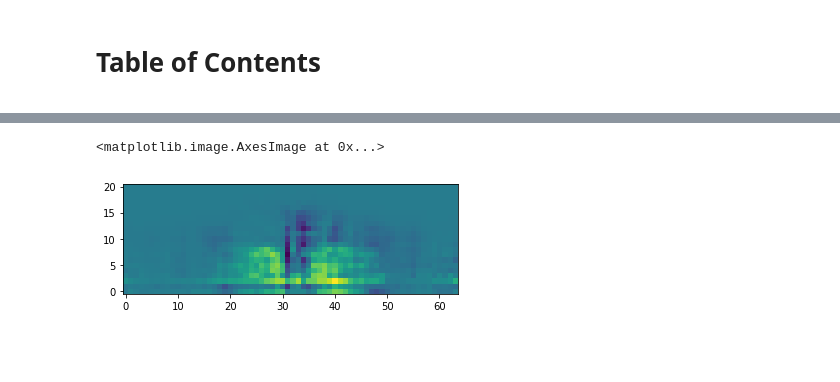
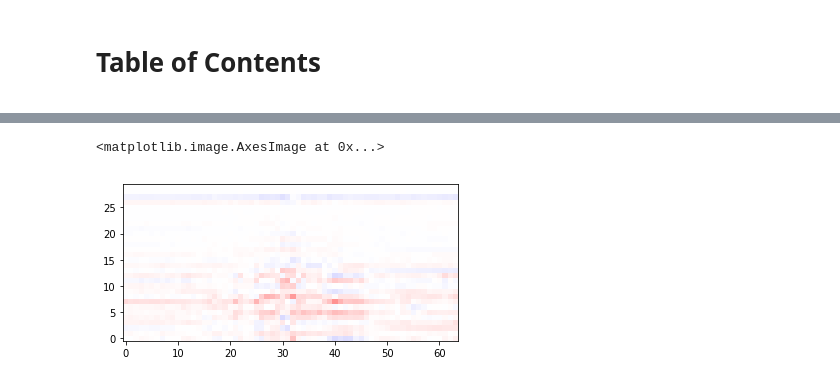
Before and after one commit to gentine/CBRAIN, a Jupyter notebook: load_keras_model.ipynb, the cells around one changed output, grey strips where cells are left out. Drawn from its saved outputs; the diff is of its cells as text; code cells hidden in the pictures; blank space fills up the shorter version.

```diff
--- a/load_keras_model.ipynb
+++ b/load_keras_model.ipynb
@@ -124,2 +204,0 @@ def convert_ds(ds, vars, nlev=30):
-# %%
-inp_arr = convert_ds(aqua, inps, 21)
@@ -128,5 +205,5 @@ outp_arr = convert_ds(aqua, outps, 21)
 # %%
-preds = model.predict(inp_arr, batch_size=64)
+preds = model.predict(inp_arr, batch_size=1024)
 # %%
 preds.shape, outp_arr.shape
 # %% [output]
@@ -134,5 +217,5 @@ preds.shape, outp_arr.shape
 # %%
-def denorm(arr, vars, nlev=30):
+def denorm(arr, vars):
     # Inputs [sample, feature, lev, 1]
     a = np.copy(arr)
     a = a.reshape(48, 64, 128, -1, nlev)  # [time, lat, lon, feature, lev]
@@ -144,3 +248,3 @@ def denorm(arr, vars, nlev=30):
 # %%
-preds_de = denorm(preds, outps, 21); preds_de.shape
+preds_de = denorm(preds, outps); preds_de.shape
 # %% [output]
@@ -168,5 +300,5 @@ plt.imshow(out_de[5, :, 70, 1, :].T, origin='lower')
 # %%
-plt.imshow(preds_de[5, :, 70, 1, :].T, origin='lower')
+plt.imshow(preds_de[-1, :, 38, 0, :].T, origin='lower', cmap='bwr', vmin=-5e-4, vmax=5e-4)
 # %% [output]
 <matplotlib.image.AxesImage at 0x...>
-[figure, old version]
+[figure, new version]
```
Also changed, not shown: parts of 76 cells of this notebook, 2 other files.
